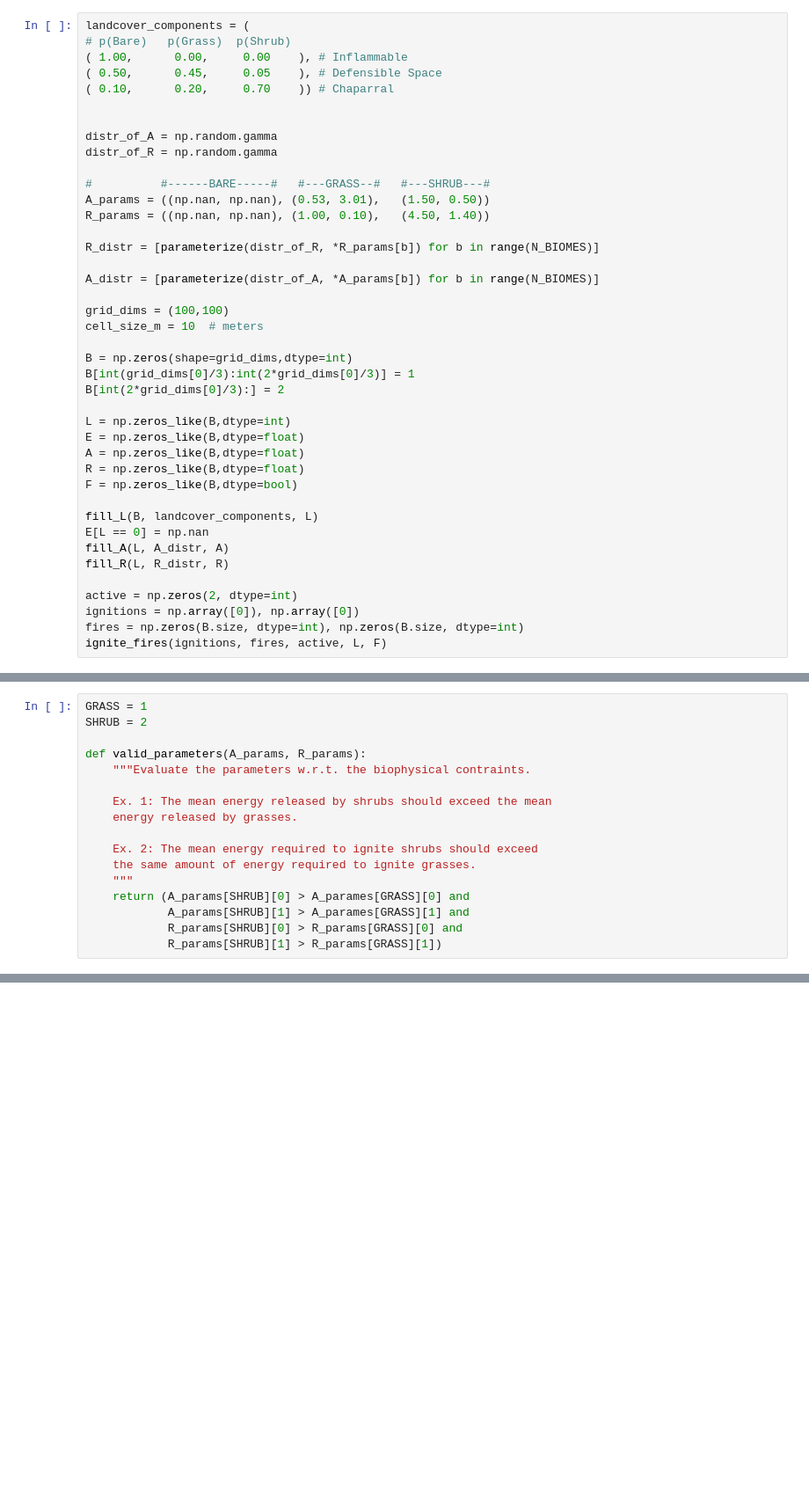
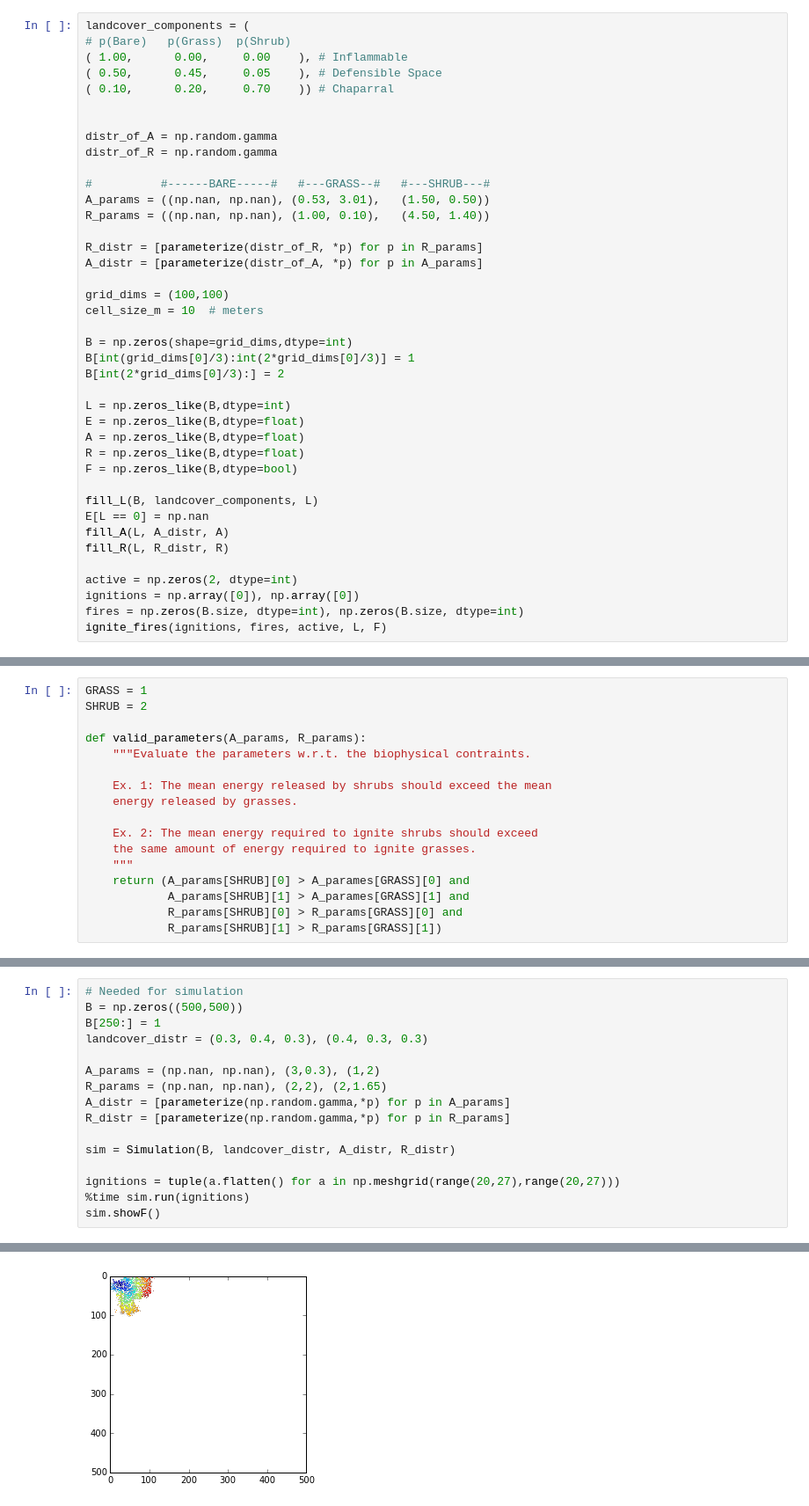
Before and after one commit to mvsaha/fire_sim, a Jupyter notebook: dev/notebooks/EnergyRelease_ActivationEnergy.ipynb, the cells around one changed output, grey strips where cells are left out. Shown at 88% size. Cells and saved outputs as stored; diff of their text form; blank space fills up the shorter version.

```diff
--- a/dev/notebooks/EnergyRelease_ActivationEnergy.ipynb
+++ b/dev/notebooks/EnergyRelease_ActivationEnergy.ipynb
@@ -59,9 +59,8 @@ distr_of_R = np.random.gamma
 A_params = ((np.nan, np.nan), (0.53, 3.01),   (1.50, 0.50))
 R_params = ((np.nan, np.nan), (1.00, 0.10),   (4.50, 1.40))
 
-R_distr = [parameterize(distr_of_R, *R_params[b]) for b in range(N_BIOMES)]
-
-A_distr = [parameterize(distr_of_A, *A_params[b]) for b in range(N_BIOMES)]
+R_distr = [parameterize(distr_of_R, *p) for p in R_params]
+A_distr = [parameterize(distr_of_A, *p) for p in A_params]
 
 grid_dims = (100,100)
 cell_size_m = 10  # meters
@@ -199,0 +203,17 @@ A_distr = parameterize(np.
+# %%
+# Needed for simulation
+B = np.zeros((500,500))
+B[250:] = 1
+landcover_distr = (0.3, 0.4, 0.3), (0.4, 0.3, 0.3)
+
+A_params = (np.nan, np.nan), (3,0.3), (1,2)
+R_params = (np.nan, np.nan), (2,2), (2,1.65)
+A_distr = [parameterize(np.random.gamma,*p) for p in A_params]
+R_distr = [parameterize(np.random.gamma,*p) for p in R_params]
+
+sim = Simulation(B, landcover_distr, A_distr, R_distr)
+
+ignitions = tuple(a.flatten() for a in np.meshgrid(range(20,27),range(20,27)))
+%time sim.run(ignitions)
+sim.showF()
+# %% [output]
@@ -199,0 +223 @@ A_distr = parameterize(np.
+[figure, added]
```
Also changed, not shown: parts of 15 cells of this notebook, 1 other file.
